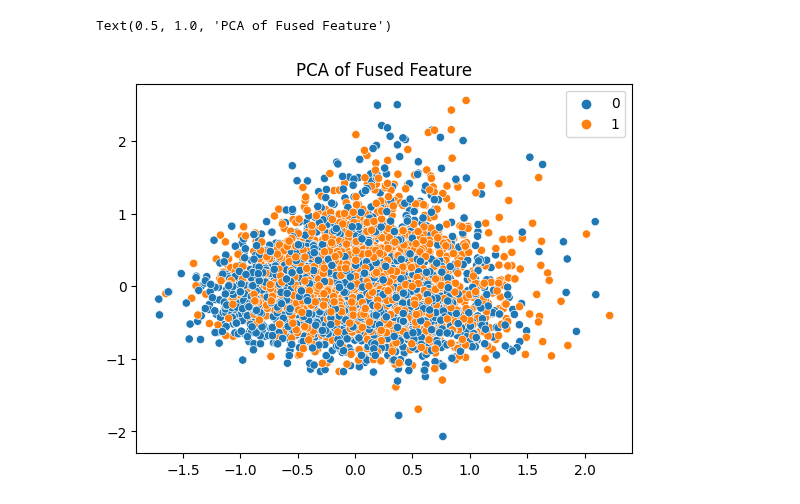
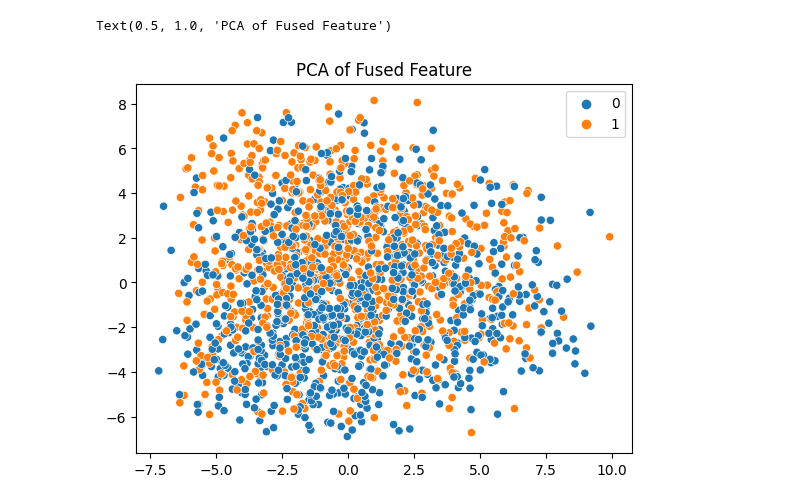
Before and after one commit to CeHouGIS/Safety_Perception_HK, a Jupyter notebook: safety_perception_model/single_model/data fusion.ipynb, the cells around one changed output. Drawn from its saved outputs; the diff is of its cells as text; code cells hidden in the pictures.

```diff
--- a/safety_perception_model/single_model/data fusion.ipynb
+++ b/safety_perception_model/single_model/data fusion.ipynb
@@ -261,7 +0,0 @@ cfg_paras = {
-# %%
-data = pd.read_csv(cfg_paras['dataset_path'])
-data_nonezero = data[data['label'] != 0]
-data_nonezero_idx = data[data['label'] != 0].index
-# img_feature_nonezero = img_feature[data_nonezero_idx,:]
-data_nonezero = data_nonezero.reset_index(drop=True)
-data_nonezero.loc[data_nonezero[data_nonezero['label'] == -1].index,'label'] = 0
@@ -627,0 +55,25 @@ Accuracy: 0.6868085106382978
+# %%
+data = pd.read_csv(parameters['placepulse_datapath'])
+data_ls = data[data['label'] != 0]
+data_ls.loc[data_ls[data_ls['label'] == -1].index, 'label'] = 0
+transform = get_transforms((224,224))
+train_num = int(len(data_ls) * 0.6)
+valid_num = int(len(data_ls) * 0.2)
+
+
+LLM_pre_extractor = None
+train_dataset = SafetyPerceptionDataset(data_ls[:train_num], transform=transform, paras=parameters)
+valid_dataset = SafetyPerceptionDataset(data_ls[train_num:train_num+valid_num], transform=transform, paras=parameters)
+test_dataset = SafetyPerceptionDataset(data_ls[train_num+valid_num:], transform=transform, paras=parameters)
+
+
+train_loader = torch.utils.data.DataLoader(train_dataset, batch_size=parameters['batch_size'], shuffle=True)
+valid_loader = torch.utils.data.DataLoader(valid_dataset, batch_size=parameters['batch_size'])
+test_loader = torch.utils.data.DataLoader(test_dataset, batch_size=parameters['batch_size'])
+extractor = Extractor(pretrained_model=parameters['visual_feature_extractor']) # [128, 512]
+adaptor = Adaptor(input_dim=parameters['input_dim'], projection_dim=parameters['adaptor_output_dim'], data_type='image') # [128, 256]
+classifier = Classifier(input_dim=parameters['adaptor_output_dim'], num_classes=parameters['num_classes']) # [128, 2]
+model = FullModel(extractor, adaptor, classifier).cuda()
+
+# Load the saved model parameters
+model.load_state_dict(torch.load(model_path), strict=False)
@@ -627,0 +95,9 @@ Accuracy: 0.6868085106382978
+# %%
+nodes, _ = get_graph_node_names(model)
+# print(nodes)
+feature_extracter = create_feature_extractor(model, return_nodes={'adaptor.layer_norm': 'features'})
+all_outputs, all_labels = model_test(feature_extracter, train_loader)
+valid_outputs, valid_labels = model_test(feature_extracter, valid_loader)
+
+all_outputs, all_labels = all_outputs.cpu().numpy(), all_labels.cpu().numpy()
+valid_outputs, valid_labels = valid_outputs.cpu().numpy(), valid_labels.cpu().numpy()
@@ -628,14 +162,14 @@ Accuracy: 0.6868085106382978
 # %%
 from sklearn.decomposition import PCA
 
 pca = PCA(n_components=2)
-combined_feature_pca = pca.fit_transform(output)
+combined_feature_pca = pca.fit_transform(valid_outputs)
 
-sns.scatterplot(x=combined_feature_pca[:,0], y=combined_feature_pca[:,1], hue=labels)
+sns.scatterplot(x=combined_feature_pca[:,0], y=combined_feature_pca[:,1], hue=valid_labels)
 plt.title("PCA of Fused Feature")
 # %% [output]
 Text(0.5, 1.0, 'PCA of Fused Feature')
-[figure, old version]
+[figure, new version]
 # %%
 # 使用shap计算每个维度的贡献
 import shap
```
Also changed, not shown: parts of 22 cells of this notebook, 4 other files.
